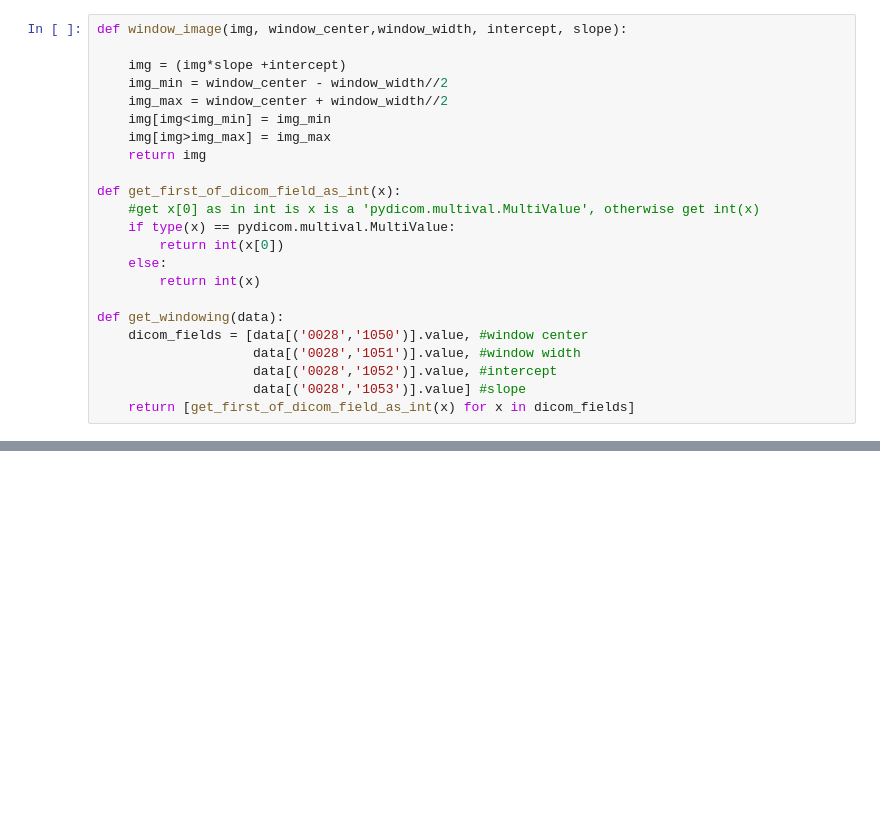
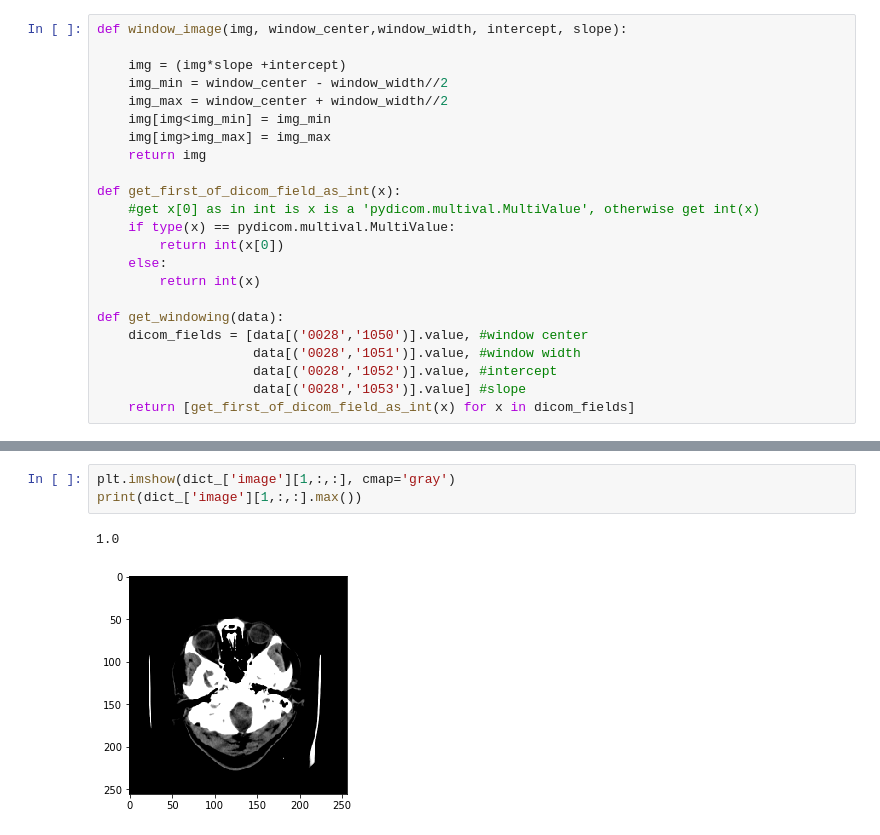
Before and after one commit to sankethsm/rsna-kaggle-RIT, a Jupyter notebook: datagenerator.ipynb, the cells around one changed output, grey strips where cells are left out. Saved outputs shown, nothing was run; the diff lists cells and outputs as text; blank space fills up the shorter version.

```diff
--- a/datagenerator.ipynb
+++ b/datagenerator.ipynb
@@ -112,0 +181,6 @@ class RsnaRIT(Dataset):
+# %%
+plt.imshow(dict_['image'][1,:,:], cmap='gray')
+print(dict_['image'][1,:,:].max())
+# %% [output]
+1.0
+[figure, added]
```
Also changed, not shown: parts of 11 cells of this notebook, 13 other files.
